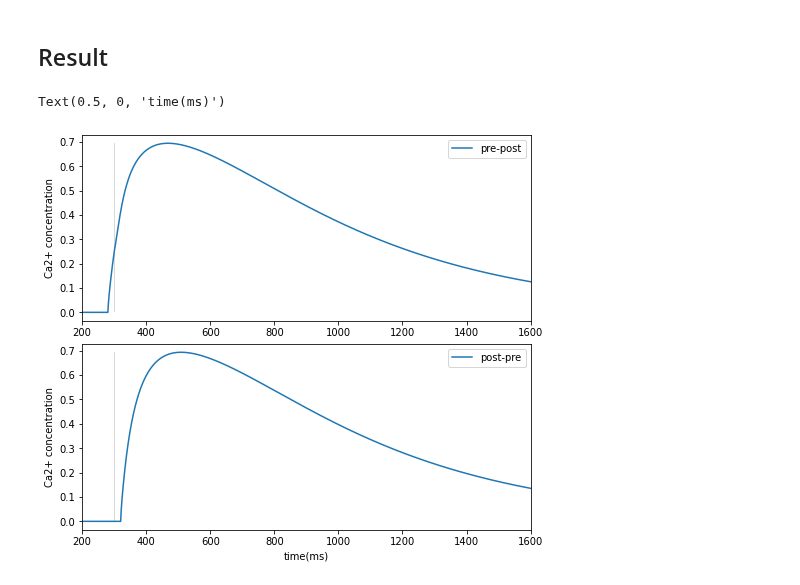
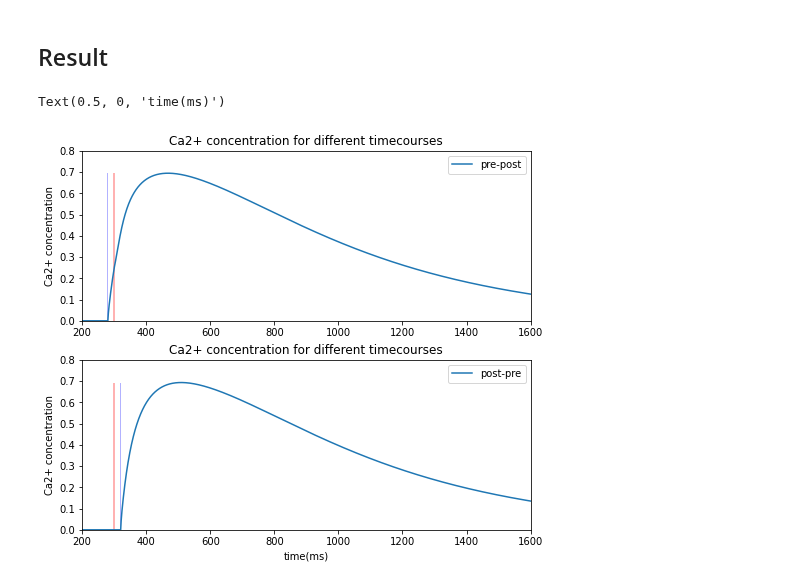
Before and after one commit to AohuaCheng/Neuro-and-Complexity-Science, a Jupyter notebook: Coding/STDP/STDP.ipynb, the cells around one changed output. Saved outputs shown, nothing was run; the diff lists cells and outputs as text; code cells hidden in the pictures.

```diff
--- a/Coding/STDP/STDP.ipynb
+++ b/Coding/STDP/STDP.ipynb
@@ -345,35 +347,39 @@ for i in range(2):
   delta_t = delta_T[i]
   t_duration = 1600
   idx_duration = int(t_duration/dt)
   pre_I = bp.ops.zeros(idx_duration)
   post_I = bp.ops.zeros(idx_duration)
   idx_pre_spike = int((300+delta_t)/dt)
   idx_post_spike = int(300/dt)
   idx_spike_duration = int(1/dt)
   pre_I[idx_pre_spike: idx_pre_spike+idx_spike_duration] = 160
   post_I[idx_post_spike: idx_post_spike+idx_spike_duration] = 157
 
   # run model
   neu1 = LIF(1, monitors=['V', 'V_lp'])
   neu2 = LIF(1, monitors=['V'])
   syn1 = Synapse(pre=neu1, post=neu2, conn=bp.connect.All2All(), monitors=['c_Ca'])
   net1 = bp.Network(neu1, syn1, neu2)
   net1.run(t_duration, inputs=[(neu1, 'input', pre_I), (neu2, 'input', post_I)])
 
   # plot
   ax = fig.add_subplot(gs[i, 0])
+  plt.title('Ca2+ concentration for different timecourses')
   plt.plot(neu1.mon.ts, syn1.mon.c_Ca, label=Legend[i])
   plt.legend()
   # add ylabel
   ax.set_ylabel('Ca2+ concentration')
   # set axis lim
-  plt.xlim(200, t_duration)
+  plt.xlim(200, 1600)
+  plt.ylim(0, 0.8)
   # note the pre/post firing
-  plt.fill_between([300,300+2],max(syn1.mon.c_Ca[:,0]),facecolor='gray',alpha=0.3)
-  plt.fill_between([300+delta_t,300+delta_t+2],max(syn1.mon.c_Ca[:,0]),facecolor='blue',alpha=0.3)
+  plt.fill_between([300-2,300+2],max(syn1.mon.c_Ca[:,0]),facecolor='r',alpha=0.3)
+  plt.fill_between([300+delta_t-2,300+delta_t+2],max(syn1.mon.c_Ca[:,0]),facecolor='b',alpha=0.3)
 
 plt.xlabel('time(ms)')
+
+# tips：修改参数alpha_p从0.5到0.9，使得spike引起的P_nmda增大，达到文中效果
 # %% [output]
 Text(0.5, 0, 'time(ms)')
-[figure, old version]
+[figure, new version]
 # %%
```
Also changed, not shown: parts of 8 cells of this notebook.
